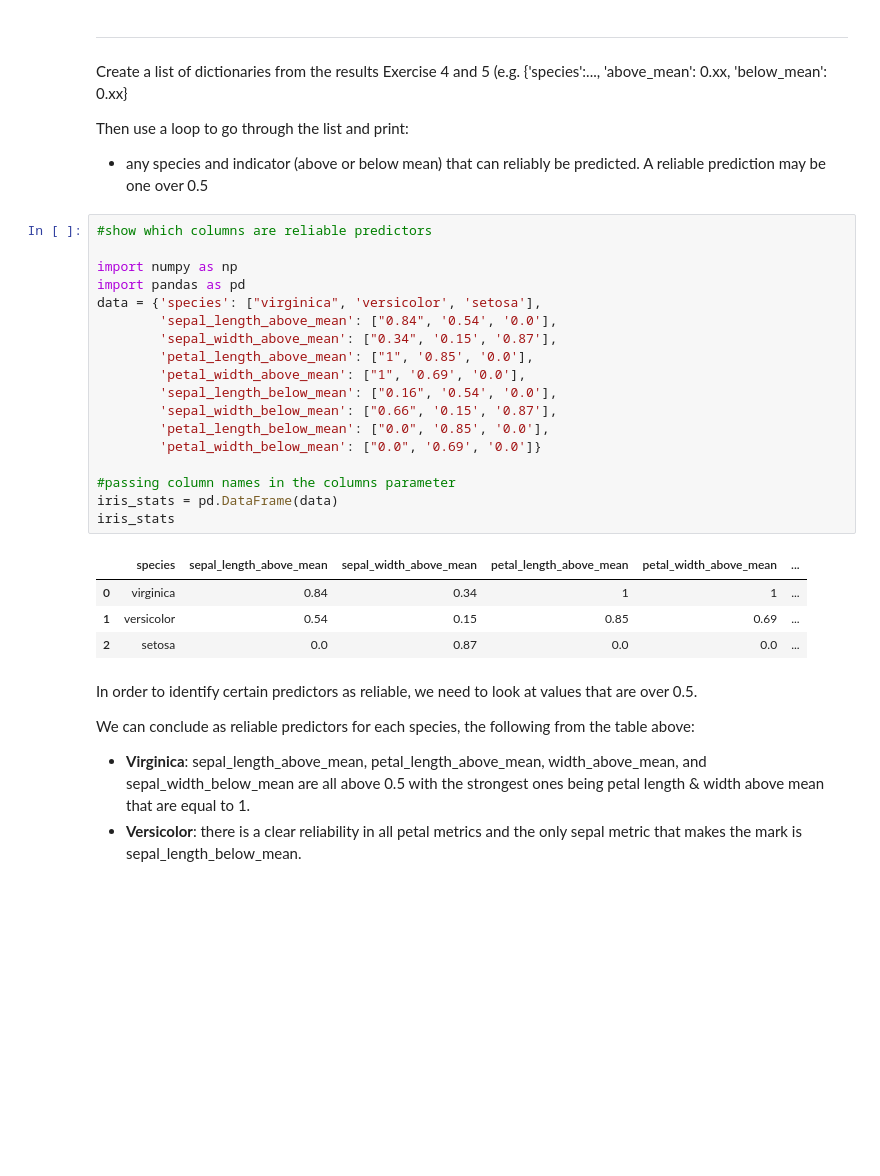
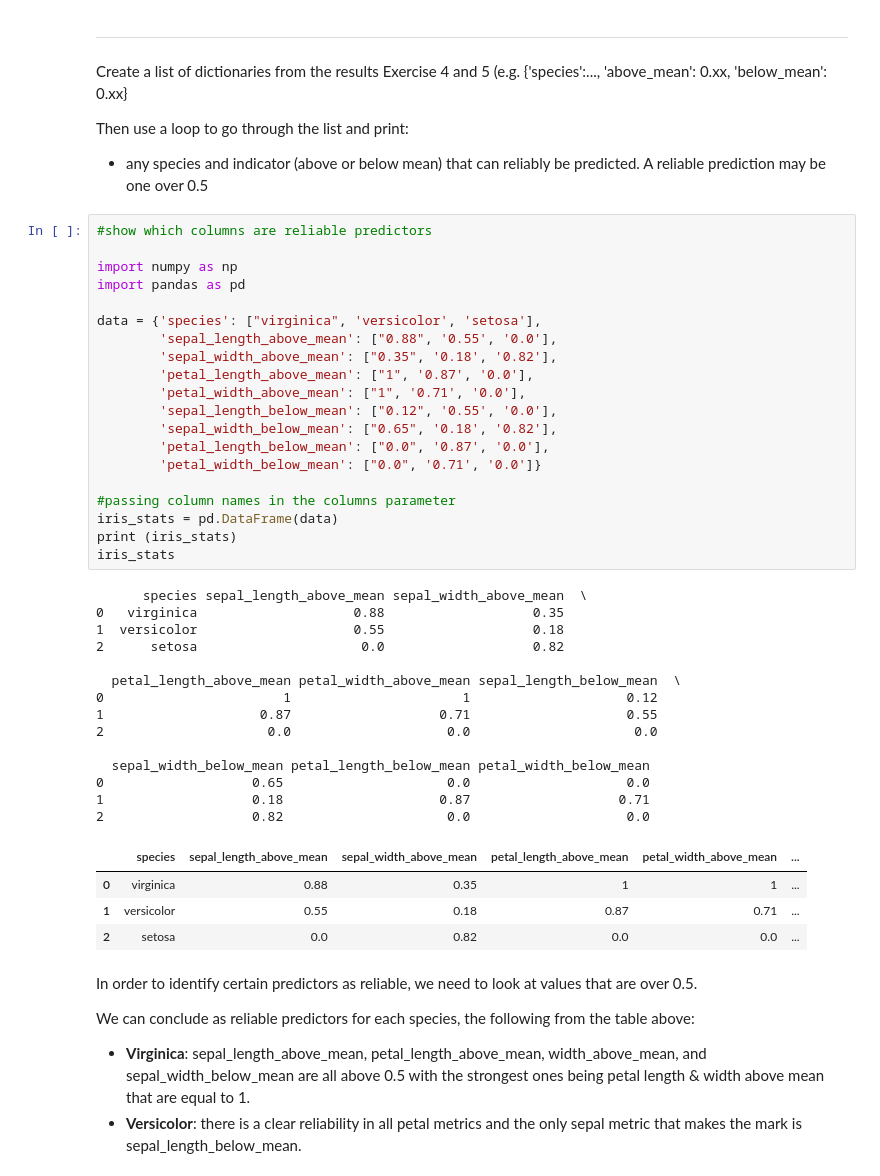
Before and after one commit to EllenSakkla/-PythonFundamentals, a Jupyter notebook: projects/Decision_Tree_coded_model.ipynb, the cells around one changed output. Saved outputs shown, nothing was run; the diff lists cells and outputs as text; blank space fills up the shorter version.

```diff
--- a/projects/Decision_Tree_coded_model.ipynb
+++ b/projects/Decision_Tree_coded_model.ipynb
@@ -616,26 +616,42 @@ Then use a loop to go through the list and print:
 # %%
 #show which columns are reliable predictors
 
 import numpy as np
 import pandas as pd
+
 data = {'species': ["virginica", 'versicolor', 'setosa'],
-        'sepal_length_above_mean': ["0.84", '0.54', '0.0'],
-        'sepal_width_above_mean': ["0.34", '0.15', '0.87'],
-        'petal_length_above_mean': ["1", '0.85', '0.0'],
-        'petal_width_above_mean': ["1", '0.69', '0.0'],
-        'sepal_length_below_mean': ["0.16", '0.54', '0.0'],
-        'sepal_width_below_mean': ["0.66", '0.15', '0.87'],
-        'petal_length_below_mean': ["0.0", '0.85', '0.0'],
-        'petal_width_below_mean': ["0.0", '0.69', '0.0']}
+        'sepal_length_above_mean': ["0.88", '0.55', '0.0'],
+        'sepal_width_above_mean': ["0.35", '0.18', '0.82'],
+        'petal_length_above_mean': ["1", '0.87', '0.0'],
+        'petal_width_above_mean': ["1", '0.71', '0.0'],
+        'sepal_length_below_mean': ["0.12", '0.55', '0.0'],
+        'sepal_width_below_mean': ["0.65", '0.18', '0.82'],
+        'petal_length_below_mean': ["0.0", '0.87', '0.0'],
+        'petal_width_below_mean': ["0.0", '0.71', '0.0']}
 
 #passing column names in the columns parameter
 iris_stats = pd.DataFrame(data)
+print (iris_stats)
 iris_stats
 # %% [output]
+      species sepal_length_above_mean sepal_width_above_mean  \
+0   virginica                    0.88                   0.35
+1  versicolor                    0.55                   0.18
+2      setosa                     0.0                   0.82
+
+  petal_length_above_mean petal_width_above_mean sepal_length_below_mean  \
+0                       1                      1                    0.12
+1                    0.87                   0.71                    0.55
+2                     0.0                    0.0                     0.0
+
+  sepal_width_below_mean petal_length_below_mean petal_width_below_mean
+0                   0.65                     0.0                    0.0
+1                   0.18                    0.87                   0.71
+2                   0.82                     0.0                    0.0
 |  | species | sepal_length_above_mean | sepal_width_above_mean | petal_length_above_mean | petal_width_above_mean | ... |
-| 0 | virginica | 0.84 | 0.34 | 1 | 1 | ... |
-| 1 | versicolor | 0.54 | 0.15 | 0.85 | 0.69 | ... |
-| 2 | setosa | 0.0 | 0.87 | 0.0 | 0.0 | ... |
+| 0 | virginica | 0.88 | 0.35 | 1 | 1 | ... |
+| 1 | versicolor | 0.55 | 0.18 | 0.87 | 0.71 | ... |
+| 2 | setosa | 0.0 | 0.82 | 0.0 | 0.0 | ... |
 # %% [markdown]
 In order to identify certain predictors as reliable, we need to look at values that are over 0.5.<br>
 
```
Also changed, not shown: parts of 9 cells of this notebook.
